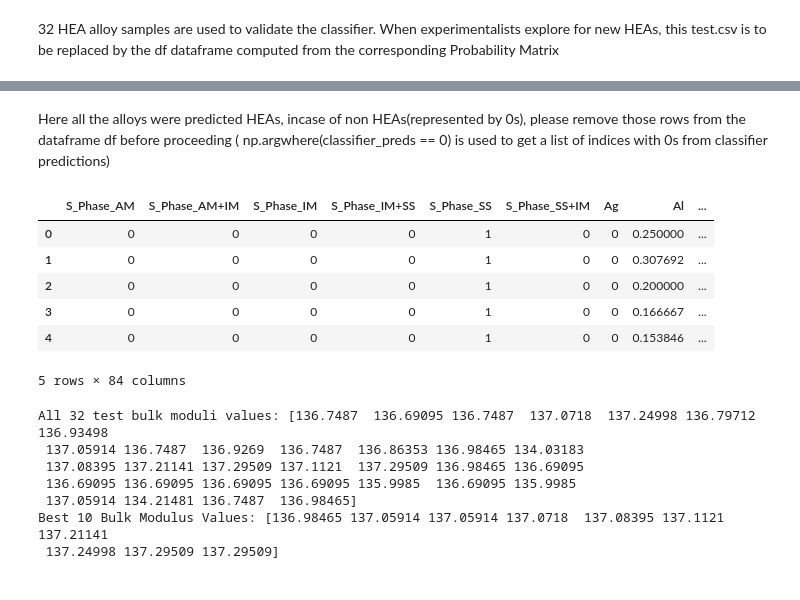
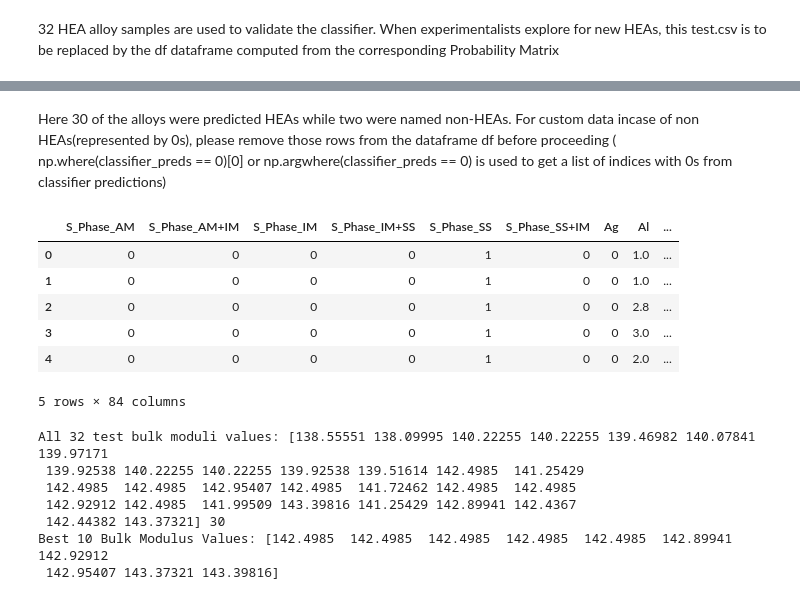
Before and after one commit to manju838/Design-of-High-Strength-HEAs-using-ML, a Jupyter notebook: HEA_New_Folder/Code_Notebooks/Random_Validation_Test.ipynb, the cells around one changed output, grey strips where cells are left out. Drawn from its saved outputs; the diff is of its cells as text; code cells hidden in the pictures.

```diff
--- a/HEA_New_Folder/Code_Notebooks/Random_Validation_Test.ipynb
+++ b/HEA_New_Folder/Code_Notebooks/Random_Validation_Test.ipynb
@@ -72,7 +72,7 @@ print(len(classifier_preds), count) #64260 is the total number of alloys possibl
 # %% [markdown]
 32 HEA alloy samples are used to validate the classifier. When experimentalists explore for new HEAs, this test.csv is to be replaced by the df dataframe computed from the corresponding Probability Matrix
 # %%
-test = pd.read_csv("../Datasets/test.csv") # This is a testset of 32 6-element alloys for validating against HEA classifier and predicting their bulk moduli values
+test = pd.read_csv("../Datasets/test_32.csv") # This is a testset of 32 6-element alloys for validating against HEA classifier and predicting their bulk moduli values
 features = ['Ca', 'Zr', 'Nb', 'Ag', 'Mg','Gd', 'Au', 'Si', 'Zn', 'Ce', 'Hf', 'Ti', 'Ga', 'Dy', 'Er', 'Ho', 'La', 'Lu', 'Nd', 'Pr', 'Tb', 'Ta', 'Pd', 'Sm', 'Tm', 'Be', 'Mo','Li', 'In', 'Mn', 'Sn', 'Sc', 'Yb', 'Pb', 'Ge', 'Pt','As', 'B', 'Ba', 'Bi', 'Br', 'C', 'Cd', 'Cl', 'Cs', 'Eu','F', 'H', 'Hg', 'I', 'Ir', 'K', 'N', 'Na', 'Ne', 'Ns', 'O', 'Os', 'P','Rb', 'Re', 'Rh', 'Ru', 'S', 'Sb', 'Se', 'Sr', 'Te', 'Tl', 'V', 'W','Y', 'Tc']
 # features have 73 elements[Total(79elements)- input(6 elements) = 73 elements which are padded with zeros in dataset]
 for ele in features:
@@ -109,0 +110,4 @@ array([1, 1, 1, 1, 1, 1, 1, 1, 1, 1, 1, 1, 1, 1, 1, 1, 1, 1, 1, 1, 1, 1,
+# %%
+indexes = np.where(classifier_preds == 0)
+print(indexes[0])
+drop_df = test.drop(indexes[0])
@@ -110,39 +116,40 @@ array([1, 1, 1, 1, 1, 1, 1, 1, 1, 1, 1, 1, 1, 1, 1, 1, 1, 1, 1, 1, 1, 1,
 # %% [markdown]
-Here all the alloys were predicted HEAs, incase of non HEAs(represented by 0s), please remove those rows from the dataframe df before proceeding ( np.argwhere(classifier_preds == 0) is used to get a list of indices with 0s from classifier predictions)
+Here 30 of the alloys were predicted HEAs while two were named non-HEAs. For custom data incase of non HEAs(represented by 0s), please remove those rows from the dataframe df before proceeding ( np.where(classifier_preds == 0)[0] or np.argwhere(classifier_preds == 0) is used to get a list of indices with 0s from classifier predictions)
 # %%
-test['S_Phase_AM'] =0
-test['S_Phase_AM+IM'] =0
-test['S_Phase_IM'] =0
-test['S_Phase_IM+SS'] =0
-test['S_Phase_SS'] =1 # Since all the alloys are SS, it is made 1 and others are 0. Experimentalists are to choose one of the expected output phase and make that 1 in the one hot encoding
-test['S_Phase_SS+IM'] =0
+drop_df['S_Phase_AM'] =0
+drop_df['S_Phase_AM+IM'] =0
+drop_df['S_Phase_IM'] =0
+drop_df['S_Phase_IM+SS'] =0
+drop_df['S_Phase_SS'] =1 # Since all the alloys are SS, it is made 1 and others are 0. Experimentalists are to choose one of the expected output phase and make that 1 in the one hot encoding
+drop_df['S_Phase_SS+IM'] =0
 reorder = ['S_Phase_AM', 'S_Phase_AM+IM', 'S_Phase_IM', 'S_Phase_IM+SS','S_Phase_SS', 'S_Phase_SS+IM', 'Ag', 'Al', 'As','Au', 'B', 'Ba', 'Be', 'Bi', 'Br', 'C', 'Ca', 'Cd', 'Ce', 'Cl', 'Co','Cr', 'Cs', 'Cu', 'Dy', 'Er', 'Eu', 'F', 'Fe', 'Ga', 'Gd', 'Ge', 'H','Hf', 'Hg', 'Ho', 'I', 'In', 'Ir', 'K', 'La', 'Li', 'Lu', 'Mg', 'Mn','Mo', 'N', 'Na', 'Nb', 'Nd', 'Ne', 'Ni', 'Ns', 'O', 'Os', 'P', 'Pb','Pd', 'Pr', 'Pt', 'Rb', 'Re', 'Rh', 'Ru', 'S', 'Sb', 'Sc', 'Se', 'Si','Sm', 'Sn', 'Sr', 'Ta', 'Tb', 'Te', 'Ti', 'Tl', 'Tm', 'V', 'W', 'Y','Yb', 'Zn', 'Zr']
-test = test[reorder]
-test.head()
+drop_df = drop_df[reorder]
+drop_df.head()
 # %% [output]
 |  | S_Phase_AM | S_Phase_AM+IM | S_Phase_IM | S_Phase_IM+SS | S_Phase_SS | S_Phase_SS+IM | Ag | Al | ... |
-| 0 | 0 | 0 | 0 | 0 | 1 | 0 | 0 | 0.250000 | ... |
-| 1 | 0 | 0 | 0 | 0 | 1 | 0 | 0 | 0.307692 | ... |
-| 2 | 0 | 0 | 0 | 0 | 1 | 0 | 0 | 0.200000 | ... |
-| 3 | 0 | 0 | 0 | 0 | 1 | 0 | 0 | 0.166667 | ... |
-| 4 | 0 | 0 | 0 | 0 | 1 | 0 | 0 | 0.153846 | ... |
+| 0 | 0 | 0 | 0 | 0 | 1 | 0 | 0 | 1.0 | ... |
+| 1 | 0 | 0 | 0 | 0 | 1 | 0 | 0 | 1.0 | ... |
+| 2 | 0 | 0 | 0 | 0 | 1 | 0 | 0 | 2.8 | ... |
+| 3 | 0 | 0 | 0 | 0 | 1 | 0 | 0 | 3.0 | ... |
+| 4 | 0 | 0 | 0 | 0 | 1 | 0 | 0 | 2.0 | ... |
 5 rows × 84 columns
 # %%
-regressor_preds = (regressor.predict(test))
-print("All 32 test bulk moduli values:", regressor_preds)
+regressor_preds = (regressor.predict(drop_df))
+print("All 32 test bulk moduli values:", regressor_preds, len(regressor_preds))
+
 
 sorted_indices = np.argsort(regressor_preds)
 best_10_indices = sorted_indices[-10:] # Top 10 bulk moduli values are displayed, user can change this number to get the top n values
 best_10_BM = regressor_preds[best_10_indices]
 print("Best 10 Bulk Modulus Values:",best_10_BM)
 # %% [output]
-All 32 test bulk moduli values: [136.7487  136.69095 136.7487  137.0718  137.24998 136.79712 136.93498
- 137.05914 136.7487  136.9269  136.7487  136.86353 136.98465 134.03183
- 137.08395 137.21141 137.29509 137.1121  137.29509 136.98465 136.69095
- 136.69095 136.69095 136.69095 136.69095 135.9985  136.69095 135.9985
- 137.05914 134.21481 136.7487  136.98465]
-Best 10 Bulk Modulus Values: [136.98465 137.05914 137.05914 137.0718  137.08395 137.1121  137.21141
- 137.24998 137.29509 137.29509]
+All 32 test bulk moduli values: [138.55551 138.09995 140.22255 140.22255 139.46982 140.07841 139.97171
+ 139.92538 140.22255 140.22255 139.92538 139.51614 142.4985  141.25429
+ 142.4985  142.4985  142.95407 142.4985  141.72462 142.4985  142.4985
+ 142.92912 142.4985  141.99509 143.39816 141.25429 142.89941 142.4367
+ 142.44382 143.37321] 30
+Best 10 Bulk Modulus Values: [142.4985  142.4985  142.4985  142.4985  142.4985  142.89941 142.92912
+ 142.95407 143.37321 143.39816]
 # %%
 test.iloc[best_10_indices] # Corresponding elemental compositions can be obtained as shown
 # %% [output]
```
Also changed, not shown: parts of 4 cells of this notebook, 3 other files.
